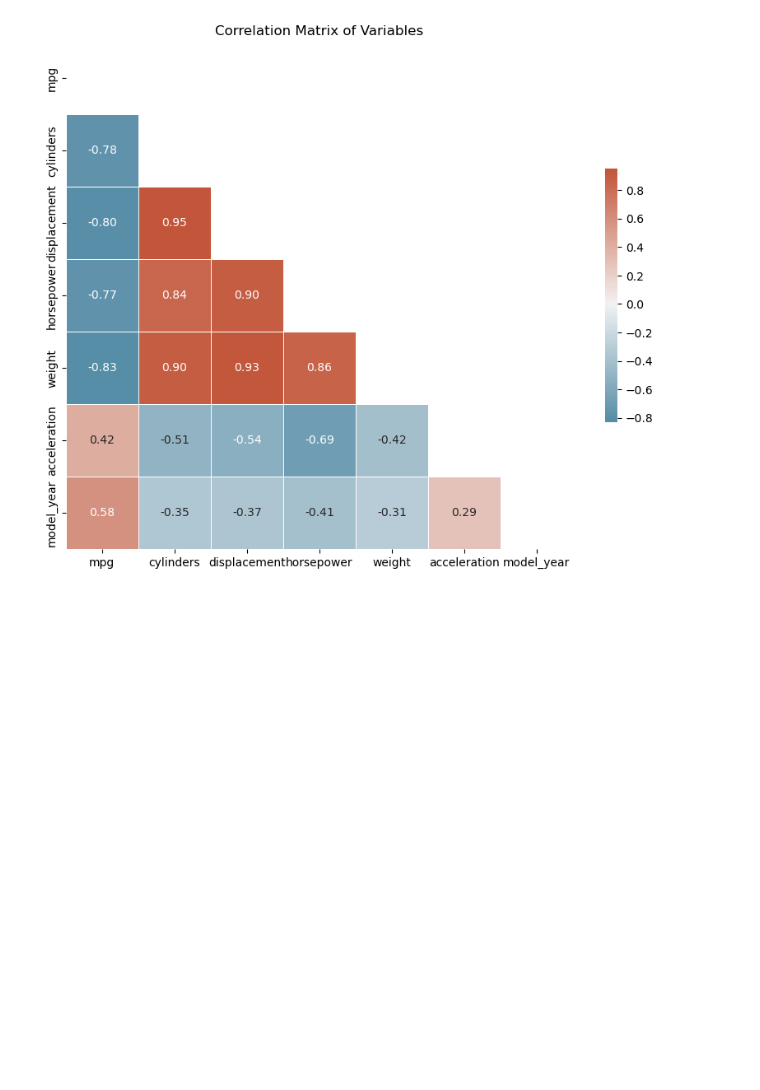
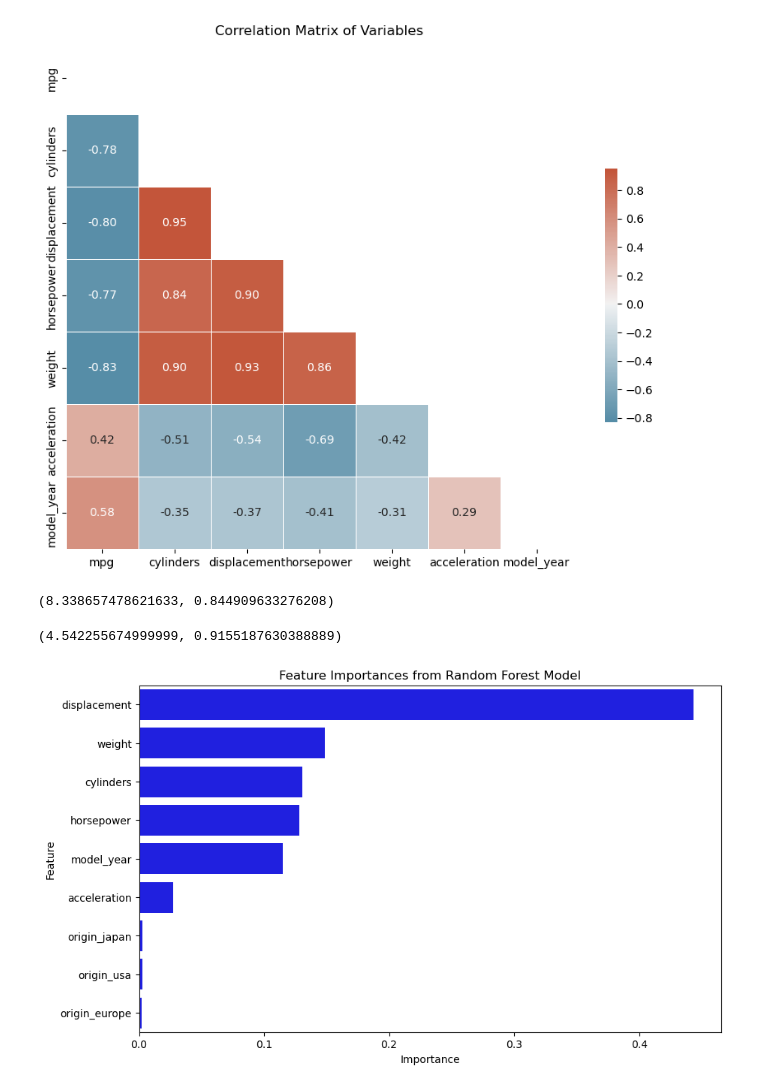
Before and after one commit to raj-rajat/Automobiles-Cars-Project-Dataset, a Jupyter notebook: automobiles-cars-project-dataset.ipynb, the cells around one changed output. Cells and saved outputs as stored; diff of their text form; code cells hidden in the pictures; blank space fills up the shorter version.

Commit message:
Kaggle Notebook | Automobile Fuel Efficiency Analysis and Prediction | Version 4

```diff
--- a/automobiles-cars-project-dataset.ipynb
+++ b/automobiles-cars-project-dataset.ipynb
@@ -136,3 +136,69 @@ plt.title('Correlation Matrix of Variables')
 plt.show()
 # %% [output]
 [figure]
+# %%
+from sklearn.model_selection import train_test_split
+from sklearn.linear_model import LinearRegression
+from sklearn.metrics import mean_squared_error, r2_score
+from sklearn.preprocessing import OneHotEncoder
+
+# One-hot encode the 'origin' column
+df_encoded = pd.get_dummies(df, columns=['origin'])
+
+# Define the predictors and target
+X = df_encoded.drop(columns=['name', 'mpg'])
+y = df_encoded['mpg']
+
+# Split the data into a training set and a testing set
+X_train, X_test, y_train, y_test = train_test_split(X, y, test_size=0.2, random_state=42)
+
+# Initialize and fit the linear regression model
+model = LinearRegression()
+model.fit(X_train, y_train)
+
+# Predict the target variable for the testing set
+y_pred = model.predict(X_test)
+
+# Compute the mean squared error and R-squared of the prediction
+mse = mean_squared_error(y_test, y_pred)
+r2 = r2_score(y_test, y_pred)
+
+mse, r2
+# %% [output]
+(8.338657478621633, 0.844909633276208)
+# %%
+from sklearn.ensemble import RandomForestRegressor
+
+# Initialize and fit the Random Forest model
+rf_model = RandomForestRegressor(n_estimators=100, random_state=42)
+rf_model.fit(X_train, y_train)
+
+# Predict the target variable for the testing set
+y_pred_rf = rf_model.predict(X_test)
+
+# Compute the mean squared error and R-squared of the prediction
+mse_rf = mean_squared_error(y_test, y_pred_rf)
+r2_rf = r2_score(y_test, y_pred_rf)
+
+mse_rf, r2_rf
+# %% [output]
+(4.542255674999999, 0.9155187630388889)
+# %%
+# Get feature importances from the Random Forest model
+importances = rf_model.feature_importances_
+
+# Create a dataframe for visualization
+importances_df = pd.DataFrame({'feature': X.columns, 'importance': importances})
+
+# Sort the dataframe by importance score
+importances_df = importances_df.sort_values('importance', ascending=False)
+
+# Create a bar plot of feature importances
+plt.figure(figsize=(10, 6))
+sns.barplot(x='importance', y='feature', data=importances_df, color='b')
+plt.title('Feature Importances from Random Forest Model')
+plt.xlabel('Importance')
+plt.ylabel('Feature')
+plt.show()
+# %% [output]
+[figure, added]
```
Also changed, not shown: parts of 4 cells of this notebook.
